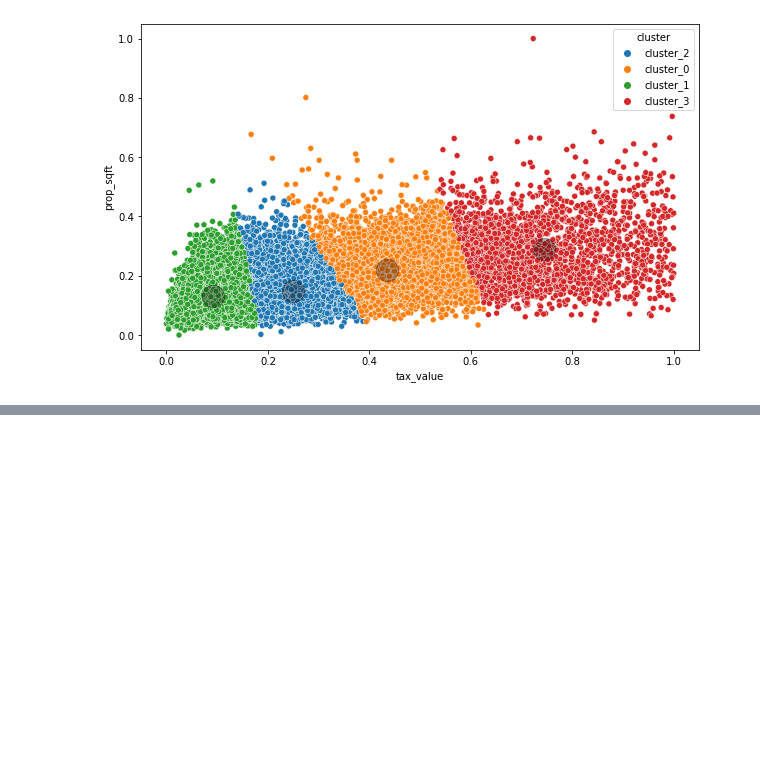
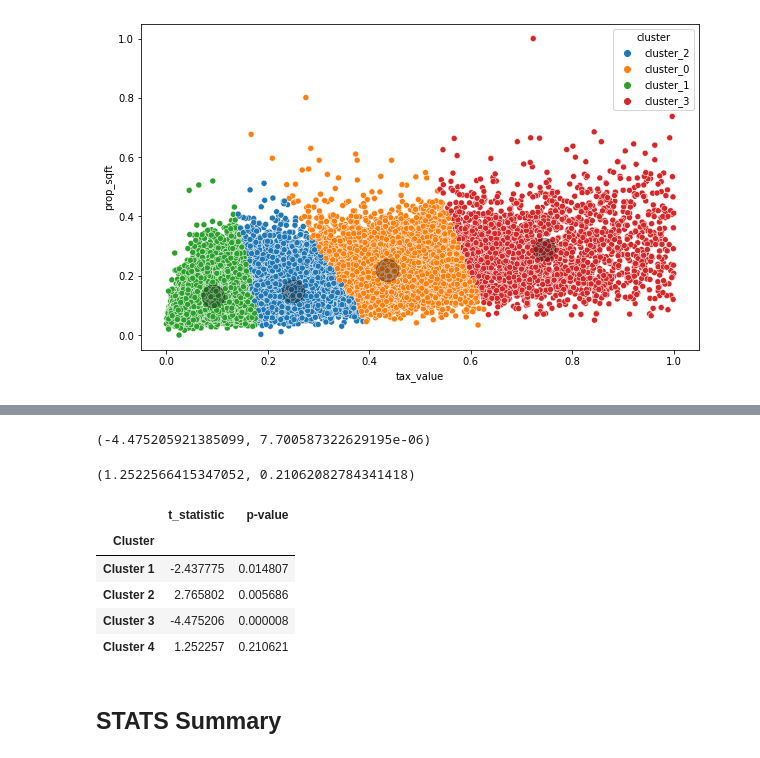
Before and after one commit to matt-and-alicia/zillow-clustering-project, a Jupyter notebook: final_zillow_clustering_notebook.ipynb, the cells around one changed output, grey strips where cells are left out. Saved outputs shown, nothing was run; the diff lists cells and outputs as text; code cells hidden in the pictures; blank space fills up the shorter version.

```diff
--- a/final_zillow_clustering_notebook.ipynb
+++ b/final_zillow_clustering_notebook.ipynb
@@ -664,0 +721,31 @@ test['cluster'] = kmeans.predict(test[cluster_cols])
+# %%
+t3, p3 = stats.ttest_1samp(cluster3, clusters_population_mean)
+t3, p3
+# %% [output]
+(-4.475205921385099, 7.700587322629195e-06)
+# %%
+t4, p4 = stats.ttest_1samp(cluster4, clusters_population_mean)
+t4, p4
+# %% [output]
+(1.2522566415347052, 0.21062082784341418)
+# %%
+stat_results = {
+    'Cluster': ['Cluster 1','Cluster 2','Cluster 3','Cluster 4'],
+    't_statistic': [t1, t2, t3, t4],
+    'p-value': [p1, p2, p3, p4]
+}
+# %%
+stat_results = pd.DataFrame(stat_results)
+# %%
+stat_results.set_index('Cluster', inplace=True)
+# %%
+stat_results
+# %% [output]
+|  | t_statistic | p-value |
+| Cluster |  |  |
+| Cluster 1 | -2.437775 | 0.014807 |
+| Cluster 2 | 2.765802 | 0.005686 |
+| Cluster 3 | -4.475206 | 0.000008 |
+| Cluster 4 | 1.252257 | 0.210621 |
+# %% [markdown]
+## STATS Summary
```
Also changed, not shown: parts of 38 cells of this notebook, 2 other files.
